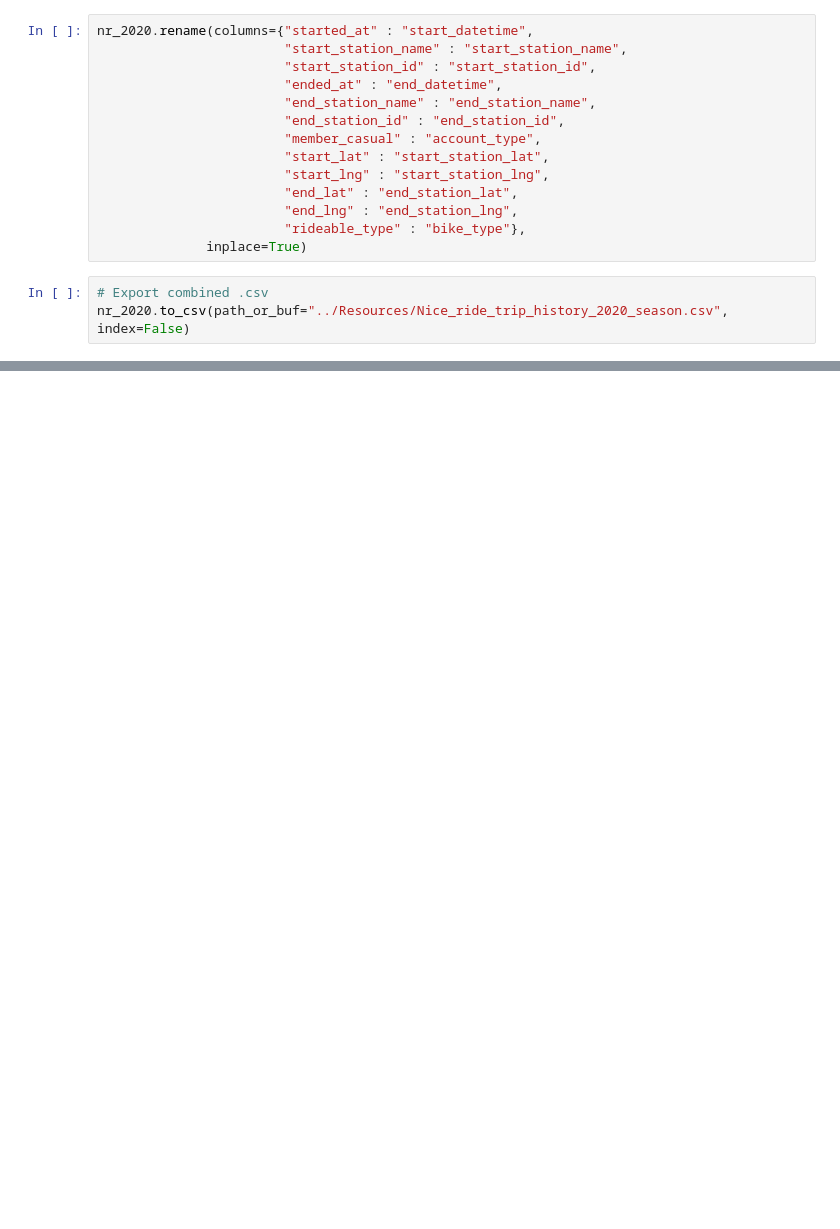
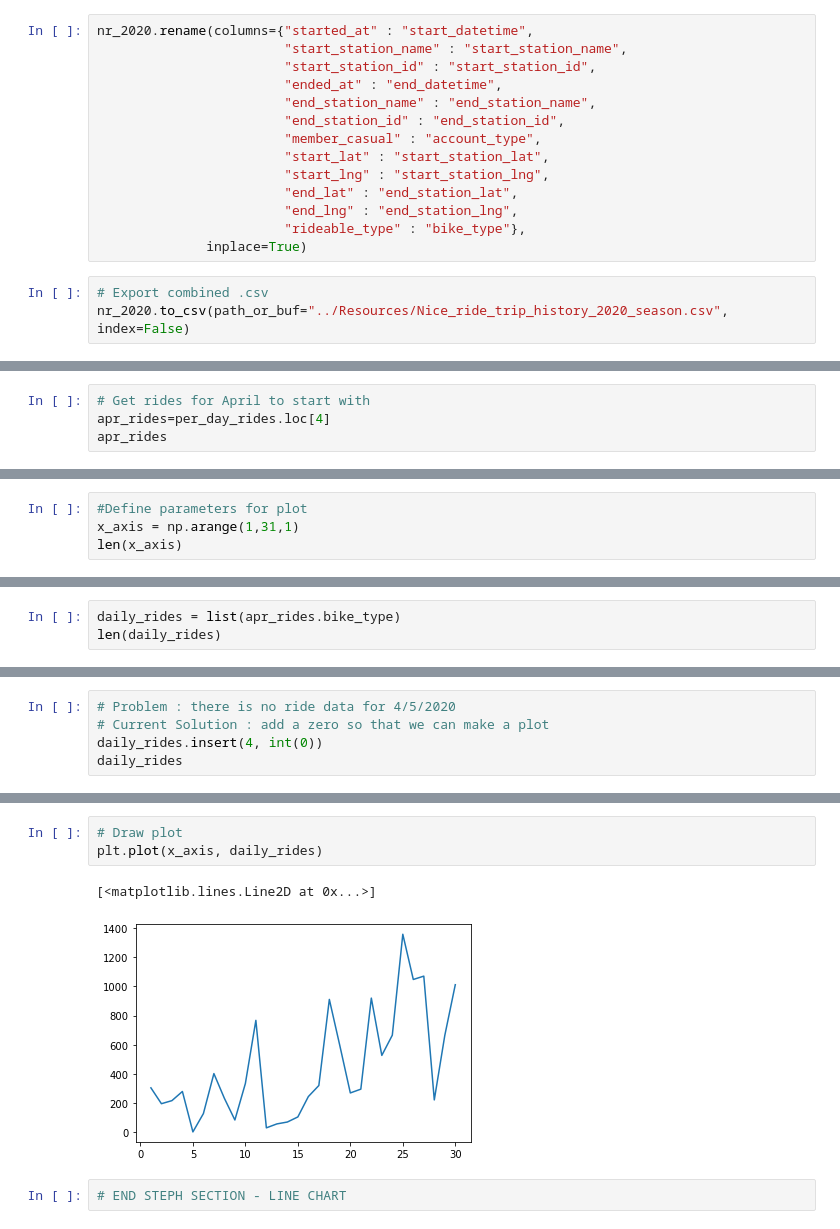
Before and after one commit to luchovzla/project-1, a Jupyter notebook: nice_ride_2020/Nice Ride 2020.ipynb, the cells around one changed output, grey strips where cells are left out. Saved outputs shown, nothing was run; the diff lists cells and outputs as text; blank space fills up the shorter version.

Commit message:
Wrangled something like a tiny plot - first pass.

```diff
--- a/nice_ride_2020/Nice Ride 2020.ipynb
+++ b/nice_ride_2020/Nice Ride 2020.ipynb
@@ -105,0 +213,4 @@ electric_df["bike_type"].value_counts()
+# %%
+# Get rides for April to start with
+apr_rides=per_day_rides.loc[4]
+apr_rides
@@ -105,0 +236,4 @@ electric_df["bike_type"].value_counts()
+# %%
+#Define parameters for plot
+x_axis = np.arange(1,31,1)
+len(x_axis)
@@ -105,0 +242,3 @@ electric_df["bike_type"].value_counts()
+# %%
+daily_rides = list(apr_rides.bike_type)
+len(daily_rides)
@@ -105,0 +247,5 @@ electric_df["bike_type"].value_counts()
+# %%
+# Problem : there is no ride data for 4/5/2020
+# Current Solution : add a zero so that we can make a plot
+daily_rides.insert(4, int(0))
+daily_rides
@@ -105,0 +270,8 @@ electric_df["bike_type"].value_counts()
+# %%
+# Draw plot
+plt.plot(x_axis, daily_rides)
+# %% [output]
+[<matplotlib.lines.Line2D at 0x...>]
+[figure, added]
+# %%
+# END STEPH SECTION - LINE CHART
```
Also changed, not shown: parts of 25 cells of this notebook.
